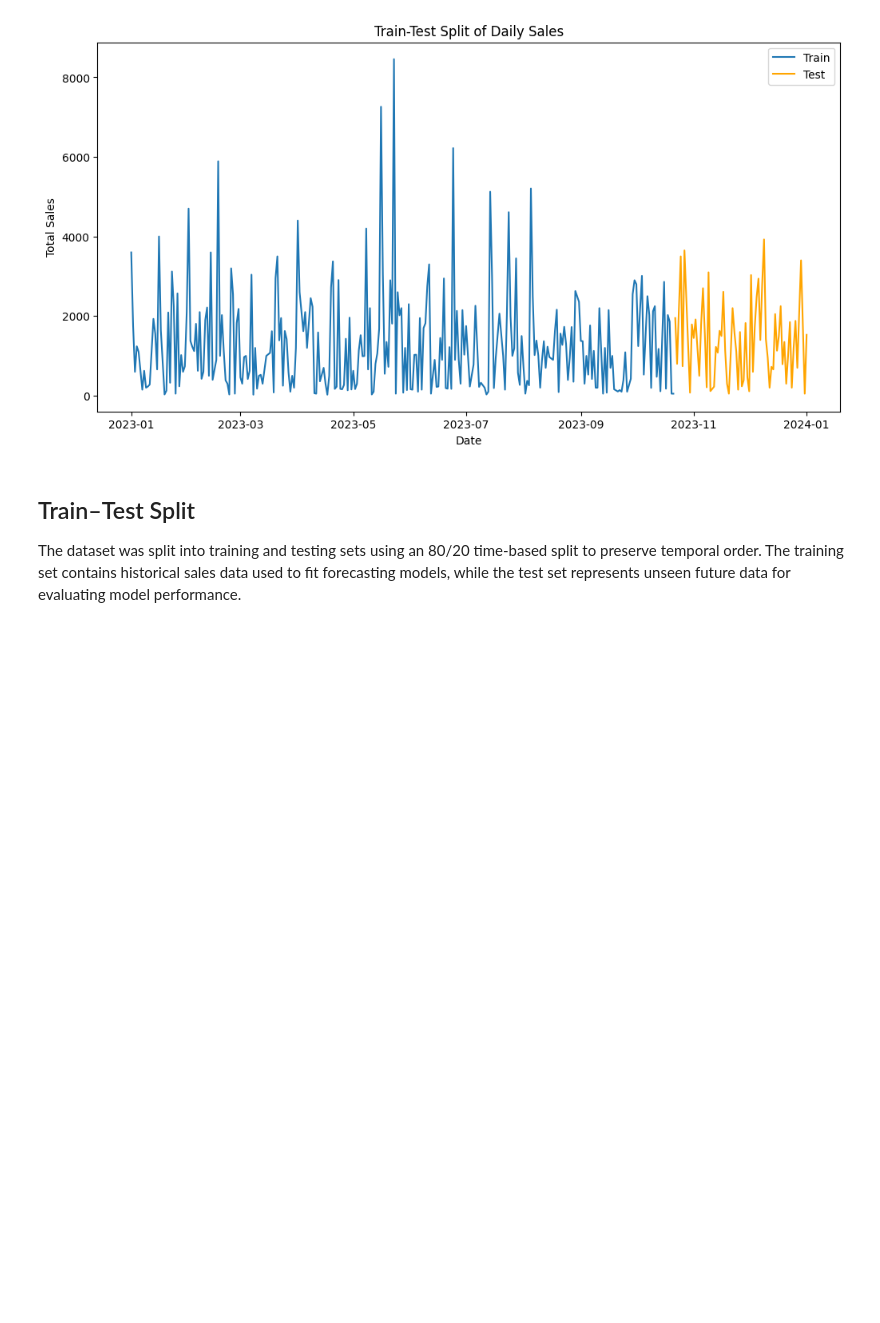
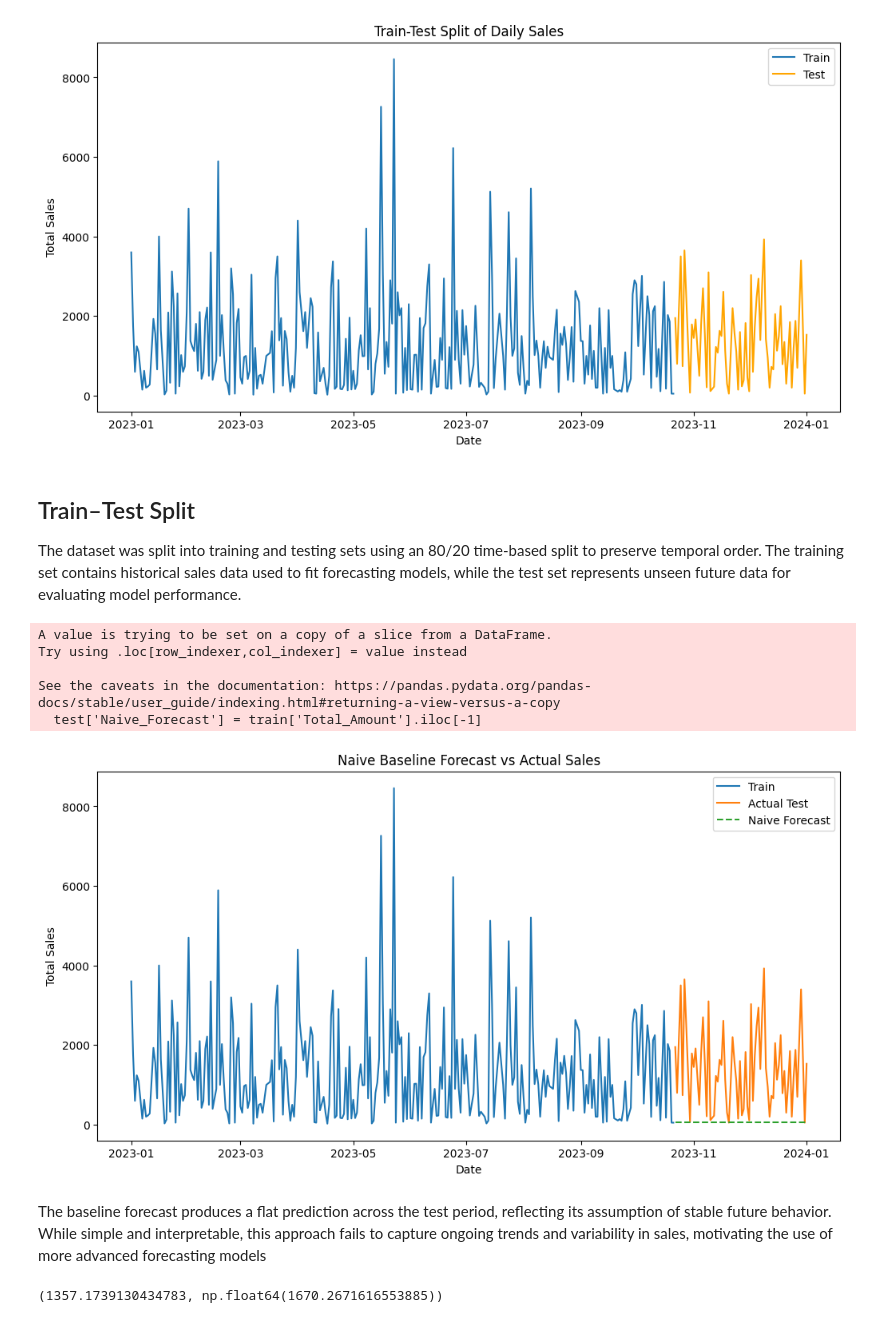
Before and after one commit to 0sinach1/data-and-ai-portfolio, a Jupyter notebook: 2026/2026-03-sales-forecasting/notebooks/forecatsing-analysis.ipynb, the cells around one changed output. Saved outputs shown, nothing was run; the diff lists cells and outputs as text; code cells hidden in the pictures; blank space fills up the shorter version.

Commit message:
baseline forecasting

```diff
--- a/2026/2026-03-sales-forecasting/notebooks/forecatsing-analysis.ipynb
+++ b/2026/2026-03-sales-forecasting/notebooks/forecatsing-analysis.ipynb
@@ -121,3 +121,26 @@ plt.show()
 ## Train–Test Split
 
 The dataset was split into training and testing sets using an 80/20 time-based split to preserve temporal order. The training set contains historical sales data used to fit forecasting models, while the test set represents unseen future data for evaluating model performance.
+# %%
+
+test['Naive_Forecast'] = train['Total_Amount'].iloc[-1]
+# %% [output]
+A value is trying to be set on a copy of a slice from a DataFrame.
+Try using .loc[row_indexer,col_indexer] = value instead
+
+See the caveats in the documentation: https://pandas.pydata.org/pandas-docs/stable/user_guide/indexing.html#returning-a-view-versus-a-copy
+  test['Naive_Forecast'] = train['Total_Amount'].iloc[-1]
+# %%
+plt.figure(figsize=(12,6))
+plt.plot(train.index, train['Total_Amount'], label='Train')
+plt.plot(test.index, test['Total_Amount'], label='Actual Test')
+plt.plot(test.index, test['Naive_Forecast'], label='Naive Forecast', linestyle='--')
+plt.title("Naive Baseline Forecast vs Actual Sales")
+plt.xlabel("Date")
+plt.ylabel("Total Sales")
+plt.legend()
+plt.show()
+# %% [output]
+[figure, added]
+# %% [markdown]
+The baseline forecast produces a flat prediction across the test period, reflecting its assumption of stable future behavior. While simple and interpretable, this approach fails to capture ongoing trends and variability in sales, motivating the use of more advanced forecasting models
@@ -123,0 +150,7 @@ The dataset was split into training and testing sets using an 80/20 time-based s
+# %%
+mae = mean_absolute_error(test['Total_Amount'], test['Naive_Forecast'])
+rmse = np.sqrt(mean_squared_error(test['Total_Amount'], test['Naive_Forecast']))
+
+mae, rmse
+# %% [output]
+(1357.1739130434783, np.float64(1670.2671616553885))
```
Also changed, not shown: parts of 2 cells of this notebook.
